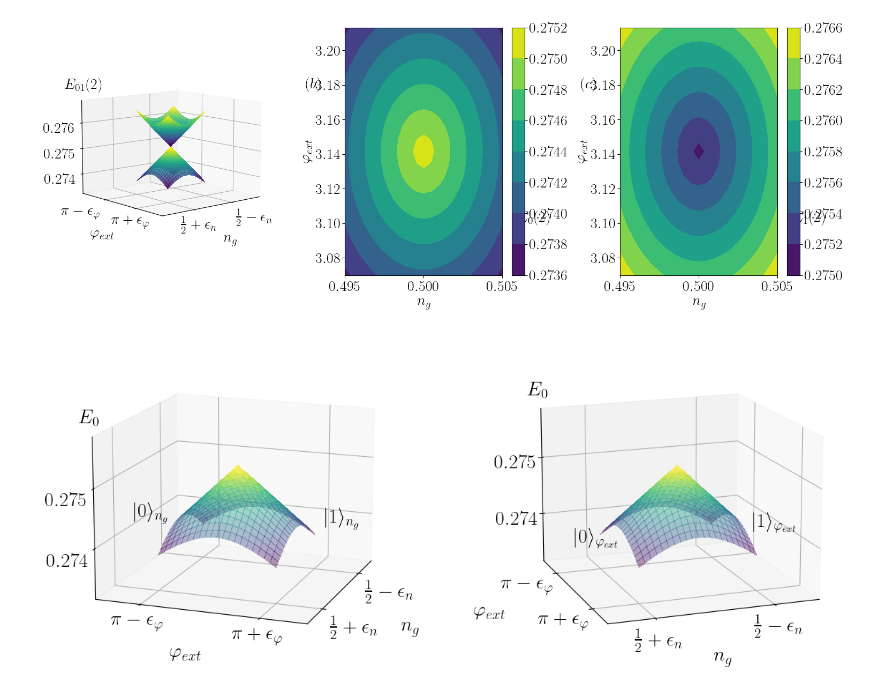
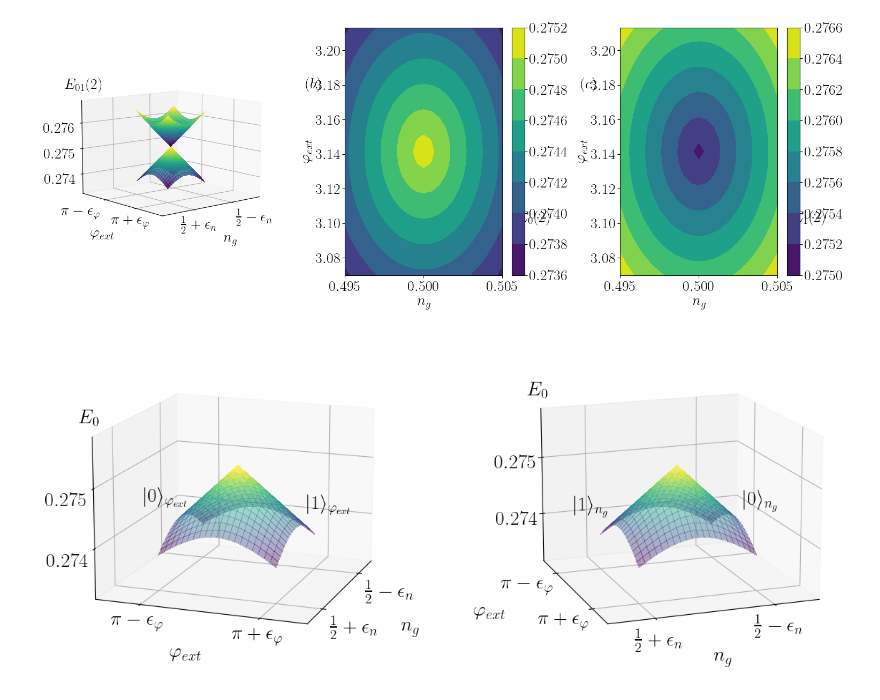
Before and after one commit to Jmalcrow/TFM, a Jupyter notebook: 3D_study_MODIFIED_EQUALGAP.ipynb, the cells around one changed output. Cells and saved outputs as stored; diff of their text form; code cells hidden in the pictures.

```diff
--- a/3D_study_MODIFIED_EQUALGAP.ipynb
+++ b/3D_study_MODIFIED_EQUALGAP.ipynb
@@ -439,8 +439,8 @@ ax1.set_zlim(0.2732,0.2758)
 ax1.text(0.5+0.7*epsilon_n,np.pi-2.5*epsilon_phi,0.2758,r'$E_0$', fontsize=20)
 ax1.text(0.506,np.pi+3.1*epsilon_phi,0.273,r'$n_g$', fontsize=20)
 ax1.text(0.5+3*epsilon_n,np.pi,0.2728,r'$\varphi_{ext}$', fontsize=20)
-ax1.text(0.5-1.5*epsilon_n,np.pi-2.5*epsilon_phi,0.2736,r'$|0\rangle_{n_g}$', fontsize=20)
-ax1.text(0.5+0.7*epsilon_n,np.pi+1.7*epsilon_phi,0.2745,r'$|1\rangle_{n_g}$', fontsize=20)
+ax1.text(0.5-1.5*epsilon_n,np.pi-2.3*epsilon_phi,0.2739,r'$|0\rangle_{\varphi_{ext}}$', fontsize=20)
+ax1.text(0.5+0.7*epsilon_n,np.pi+1.4*epsilon_phi,0.2747,r'$|1\rangle_{\varphi_{ext}}$', fontsize=20)
 ax1.set_xticks([0.5-epsilon_n,0.5+epsilon_n],[r'$\frac{1}{2}-\epsilon_n$',r'$\frac{1}{2}+\epsilon_n$'])
 ax1.get_xticklabels()[0].set_ha('left')
 ax1.get_xticklabels()[1].set_ha('left')
@@ -459,33 +459,33 @@ ax2 = fig.add_subplot(122, projection='3d')
 surff2 = ax2.plot_surface(NG,PHI,Energies2_0, cmap="viridis", linewidth=0, antialiased=False, alpha=0.4)
 #ax2.set_xlabel('$n_g$')
 #ax2.set_ylabel(r'$\varphi_{ext}$')
 #ax2.set_zlabel('$E_{01} (1)$')
 ax2.set_xlim(0.5-1.7*epsilon_n,0.5+1.7*epsilon_n)
 ax2.set_ylim(np.pi-1.7*epsilon_phi,np.pi+1.7*epsilon_phi)
 ax2.set_zlim(0.2732,0.2758)
 ax2.text(0.5+1.8*epsilon_n,np.pi-2.5*epsilon_phi,0.27595,r'$E_0$', fontsize=20)
 ax2.text(0.5035,np.pi+3.5*epsilon_phi,0.273,r'$n_g$', fontsize=20)
 ax2.text(0.5+3.7*epsilon_n,np.pi+0.08,0.2733,r'$\varphi_{ext}$', fontsize=20)
-ax2.text(0.5+1*epsilon_n,np.pi-2.5*epsilon_phi,0.2732,r'$|0\rangle_{\varphi_{ext}}$', fontsize=20)
-ax2.text(0.5-3*epsilon_n,np.pi-4*epsilon_phi,0.2727,r'$|1\rangle_{\varphi_{ext}}$', fontsize=20)
+ax2.text(0.5+1*epsilon_n,np.pi-2.5*epsilon_phi,0.2738,r'$|1\rangle_{n_g}$', fontsize=20)
+ax2.text(0.5-2.8*epsilon_n,np.pi-4*epsilon_phi,0.27316,r'$|0\rangle_{n_g}$', fontsize=20)
 ax2.set_xticks([0.5-epsilon_n,0.5+epsilon_n],[r'$\frac{1}{2}-\epsilon_n$',r'$\frac{1}{2}+\epsilon_n$'])
 #ax2.get_xticklabels()[0].set_ha('left')
 ax2.set_yticks([np.pi-epsilon_phi,np.pi+epsilon_phi],[r'$\pi - \epsilon_{\varphi}$',r'$\pi + \epsilon_{\varphi}$'])
 ax2.get_yticklabels()[0].set_ha('right')
 ax2.get_yticklabels()[1].set_ha('right')
 ax2.set_zticks([0.274,0.275],['$0.274$','$0.275$'])
 ax2.tick_params(axis='x', pad=-1.0)
 ax2.tick_params(axis='y', pad=-5.0)
 ax2.tick_params(axis='z', pad=10.0)
 #ax1.scatter(, ,0.274, color='red', s=100)
 ax2.text(0.5+4.4*epsilon_n,np.pi-2.5*epsilon_phi,0.28045,r'$(a)$', fontsize=20)
 ax2.view_init(15, 70)
 
 # Adjust the spacing between subplots
 fig.subplots_adjust(wspace=0.3)
 
 # Show the figure
 #plt.savefig('Surface.png',dpi=300,bbox_inches='tight')
 plt.show()
 # %% [output]
-[figure, old version]
+[figure, new version]
```
Also changed, not shown: 5 other files.
